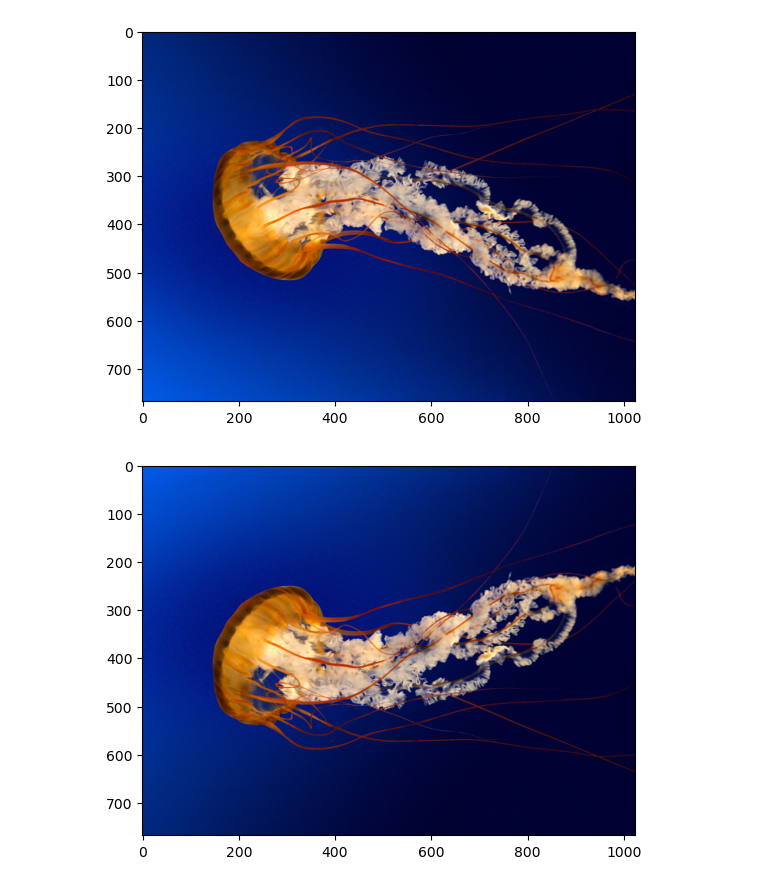
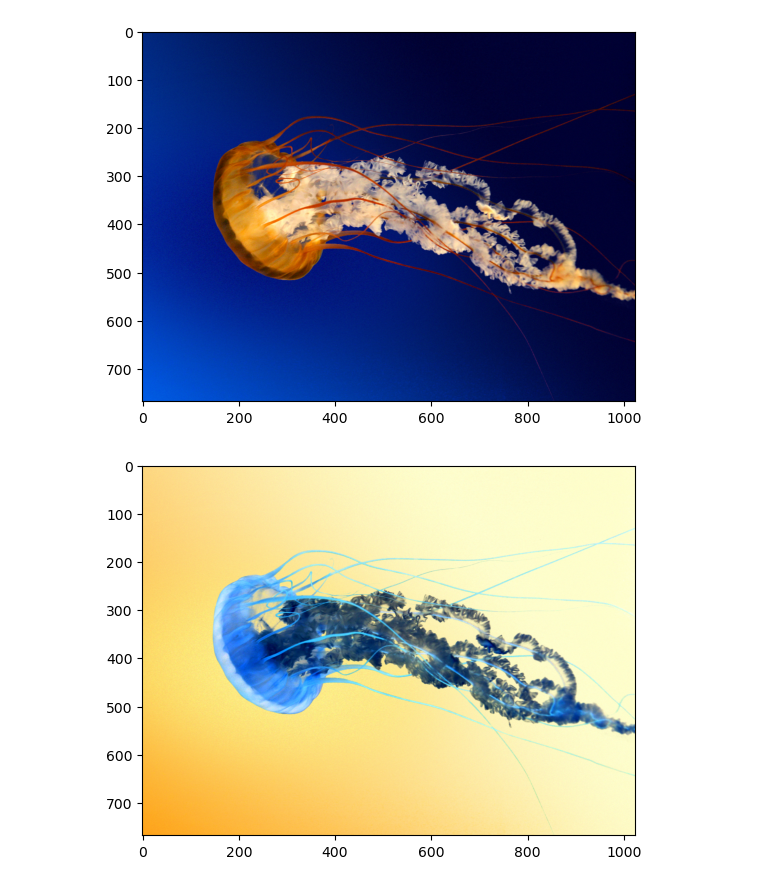
Before and after one commit to aleshkiyle/RSOI, a Jupyter notebook: system/client/flip_image.ipynb, the cells around one changed output. Saved outputs shown, nothing was run; the diff lists cells and outputs as text; code cells hidden in the pictures.

```diff
--- a/system/client/flip_image.ipynb
+++ b/system/client/flip_image.ipynb
@@ -9,12 +9,12 @@ from pylab import *
 server = xmlrpc.client.ServerProxy("http://localhost:8071")
 
 
-def rotate_image(image_array):
+def inv_color(image_array):
     pickle_image = pickle.dumps(image_array)
     binary_image = xmlrpc.client.Binary(pickle_image)
-    response = server.rotate(binary_image)
-    rotated_image_array = pickle.loads(response.data)
-    return rotated_image_array
+    response = server.color_inversion(binary_image)
+    inverse_image_array = pickle.loads(response.data)
+    return inverse_image_array
 
 
 # Монохромное изображение
@@ -23,8 +23,8 @@ monochrome_image_array = array(monochrome_image)
 matplotlib.pyplot.imshow(monochrome_image_array, cmap="gray")
 matplotlib.pyplot.show()
 
-rotated_monochrome_image_array = rotate_image(monochrome_image_array)
-matplotlib.pyplot.imshow(rotated_monochrome_image_array, cmap="gray")
+inverse_monochrome_image_array = inv_color(monochrome_image_array)
+matplotlib.pyplot.imshow(inverse_monochrome_image_array, cmap="gray")
 matplotlib.pyplot.show()
 
 # Цветное изображение
@@ -33,8 +33,8 @@ color_image_array = array(color_image)
 matplotlib.pyplot.imshow(color_image, cmap="gray")
 matplotlib.pyplot.show()
 
-rotated_color_image_array = rotate_image(color_image_array)
-matplotlib.pyplot.imshow(rotated_color_image_array, cmap="gray")
+inverse_color_image_array = inv_color(color_image_array)
+matplotlib.pyplot.imshow(inverse_color_image_array, cmap="gray")
 matplotlib.pyplot.show()
 # %% [output]
 [figure]
@@ -42,2 +42,2 @@ matplotlib.pyplot.show()
 [figure]
-[figure, old version]
+[figure, new version]
```
Also changed, not shown: parts of 1 cell of this notebook, 5 other files.
